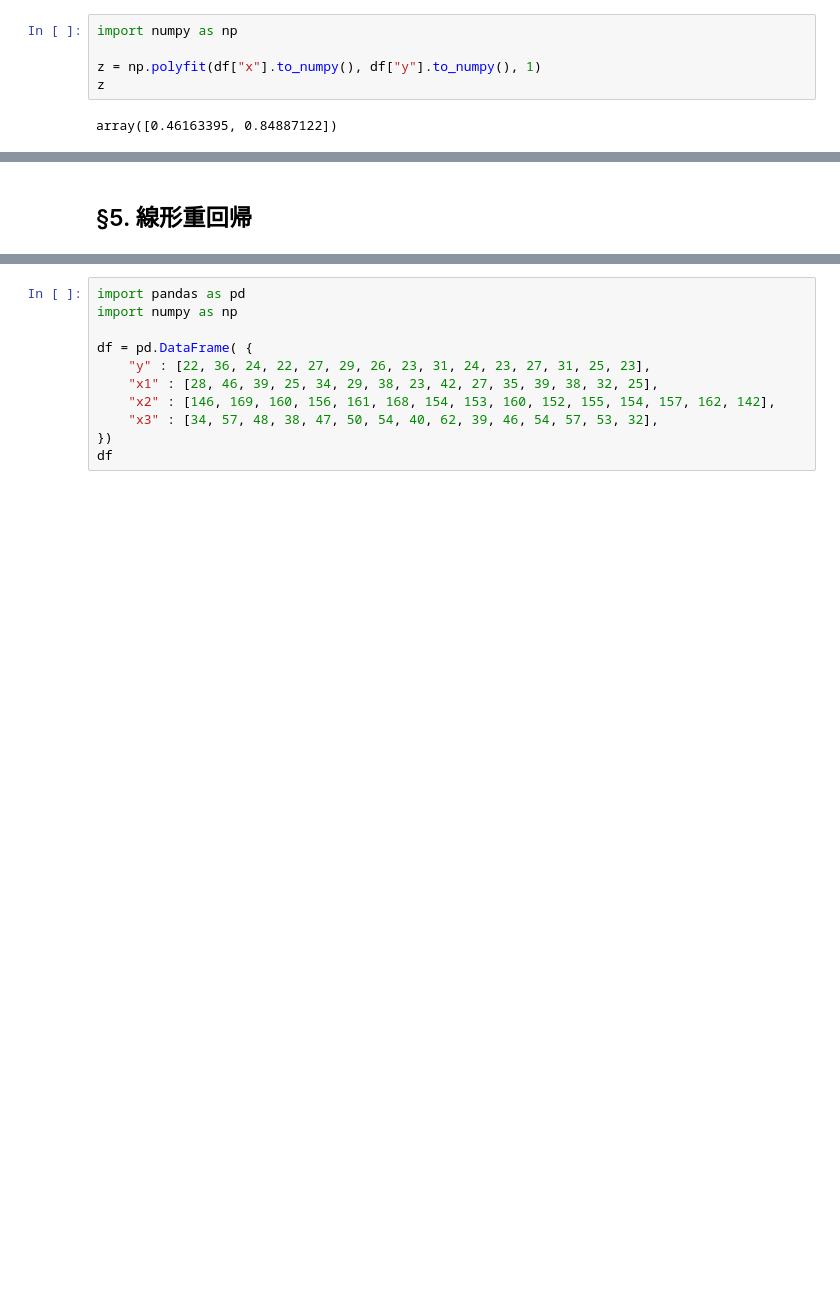
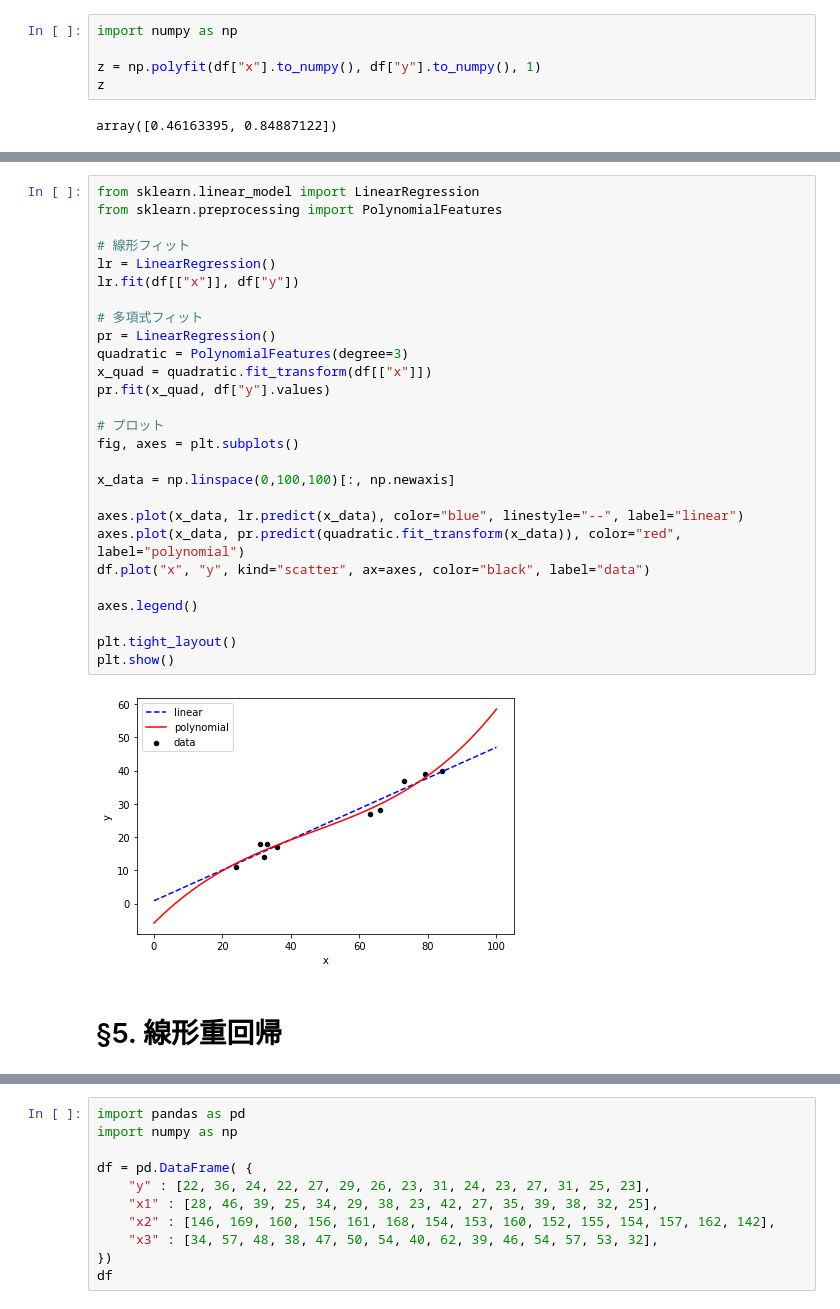
Before and after one commit to kabupen/stamp, a Jupyter notebook: books/mva/section1_regression.ipynb, the cells around one changed output, grey strips where cells are left out. Cells and saved outputs as stored; diff of their text form; blank space fills up the shorter version.

```diff
--- a/books/mva/section1_regression.ipynb
+++ b/books/mva/section1_regression.ipynb
@@ -134,4 +153,33 @@ array([0.46163395, 0.84887122])
+# %%
+from sklearn.linear_model import LinearRegression
+from sklearn.preprocessing import PolynomialFeatures
+
+# 線形フィット
+lr = LinearRegression()
+lr.fit(df[["x"]], df["y"])
+
+# 多項式フィット
+pr = LinearRegression()
+quadratic = PolynomialFeatures(degree=3)
+x_quad = quadratic.fit_transform(df[["x"]])
+pr.fit(x_quad, df["y"].values)
+
+# プロット
+fig, axes = plt.subplots()
+
+x_data = np.linspace(0,100,100)[:, np.newaxis]
+
+axes.plot(x_data, lr.predict(x_data), color="blue", linestyle="--", label="linear")
+axes.plot(x_data, pr.predict(quadratic.fit_transform(x_data)), color="red", label="polynomial")
+df.plot("x", "y", kind="scatter", ax=axes, color="black", label="data")
+
+axes.legend()
+
+plt.tight_layout()
+plt.show()
+# %% [output]
+[figure, added]
 # %% [markdown]
-## §5. 線形重回帰
+# §5. 線形重回帰
 # %% [markdown]
 説明変数が複数ある場合、目的変数は：
```
Also changed, not shown: parts of 12 cells of this notebook, 1 other file.
